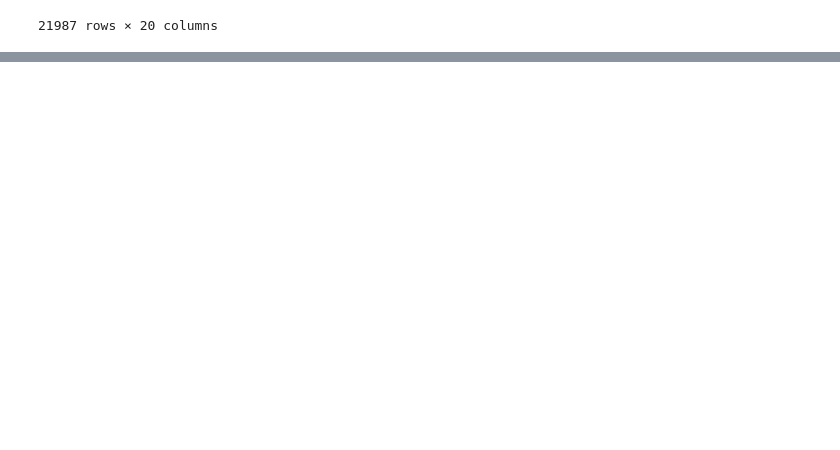
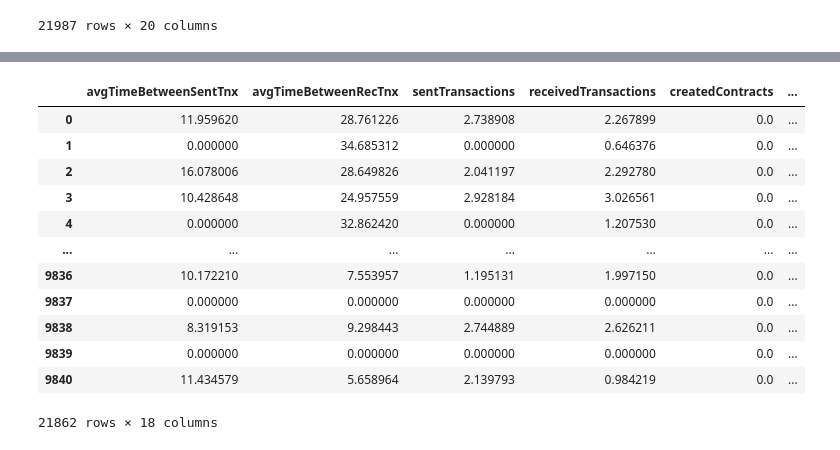
Before and after one commit to RushilPatel0703/DAE_Project, a Jupyter notebook: test.ipynb, the cells around one changed output, grey strips where cells are left out. Saved outputs shown, nothing was run; the diff lists cells and outputs as text; code cells hidden in the pictures; blank space fills up the shorter version.

```diff
--- a/test.ipynb
+++ b/test.ipynb
@@ -131,0 +243,17 @@ df # final dataset to use
+# %%
+X_t = df_final.drop('address',axis=1)
+X_t
+# %% [output]
+|  | avgTimeBetweenSentTnx | avgTimeBetweenRecTnx | sentTransactions | receivedTransactions | createdContracts | ... |
+| 0 | 11.959620 | 28.761226 | 2.738908 | 2.267899 | 0.0 | ... |
+| 1 | 0.000000 | 34.685312 | 0.000000 | 0.646376 | 0.0 | ... |
+| 2 | 16.078006 | 28.649826 | 2.041197 | 2.292780 | 0.0 | ... |
+| 3 | 10.428648 | 24.957559 | 2.928184 | 3.026561 | 0.0 | ... |
+| 4 | 0.000000 | 32.862420 | 0.000000 | 1.207530 | 0.0 | ... |
+| ... | ... | ... | ... | ... | ... | ... |
+| 9836 | 10.172210 | 7.553957 | 1.195131 | 1.997150 | 0.0 | ... |
+| 9837 | 0.000000 | 0.000000 | 0.000000 | 0.000000 | 0.0 | ... |
+| 9838 | 8.319153 | 9.298443 | 2.744889 | 2.626211 | 0.0 | ... |
+| 9839 | 0.000000 | 0.000000 | 0.000000 | 0.000000 | 0.0 | ... |
+| 9840 | 11.434579 | 5.658964 | 2.139793 | 0.984219 | 0.0 | ... |
+21862 rows × 18 columns
```
Also changed, not shown: parts of 20 cells of this notebook.
